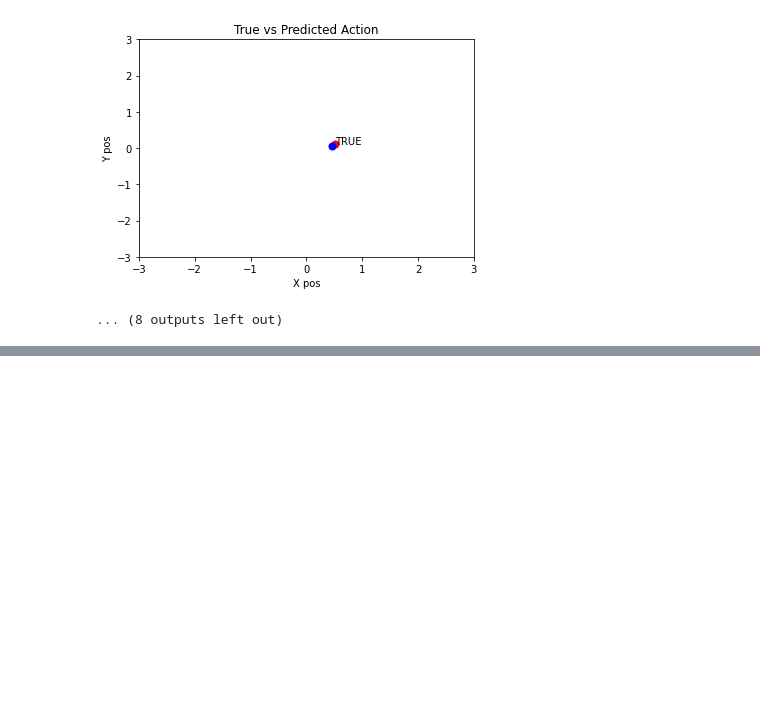
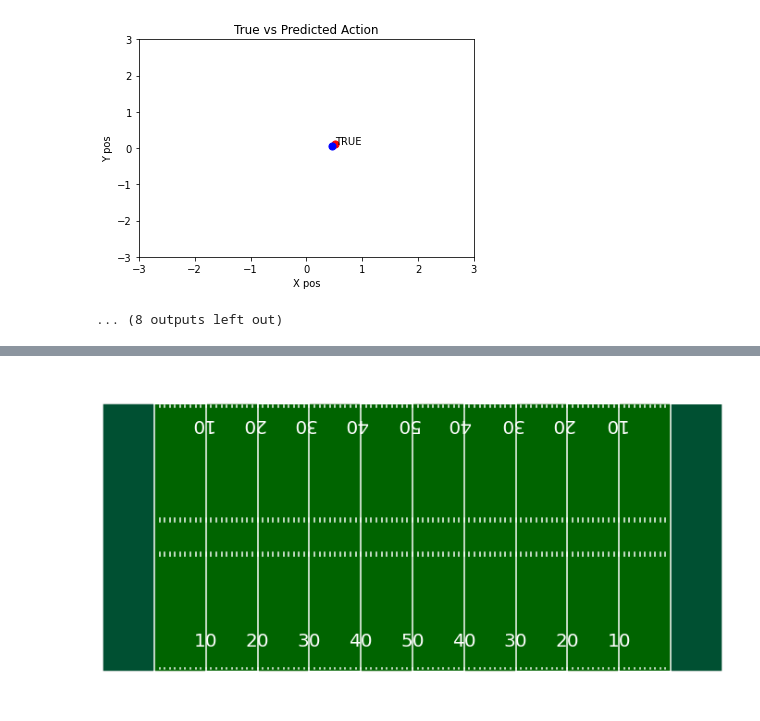
Before and after one commit to scottmaran/big_data_bowl, a Jupyter notebook: cnn_only.ipynb, the cells around one changed output, grey strips where cells are left out. Cells and saved outputs as stored; diff of their text form; code cells hidden in the pictures; blank space fills up the shorter version.

```diff
--- a/cnn_only.ipynb
+++ b/cnn_only.ipynb
@@ -378,0 +414,4 @@ true action: [ 0.52  0.11 -0.22  0.81  5.94 -0.65]
+# %%
+tracking2018 = pd.read_csv("csv/tracking2018.csv")
+tracking2019 = pd.read_csv("csv/tracking2019.csv")
+tracking2020 = pd.read_csv("csv/tracking2020.csv")
@@ -378,0 +427,89 @@ true action: [ 0.52  0.11 -0.22  0.81  5.94 -0.65]
+# %%
+def create_football_field(linenumbers=True,
+                          endzones=True,
+                          highlight_line=False,
+                          highlight_line_number=50,
+                          highlighted_name='Line of Scrimmage',
+                          fifty_is_los=False,
+                          figsize=(12, 6.33)):
+    """
+    Function that plots the football field for viewing plays.
+    Allows for showing or hiding endzones.
+    """
+    rect = patches.Rectangle((0, 0), 120, 53.3, linewidth=0.1,
+                             edgecolor='r', facecolor='darkgreen', zorder=0)
+
+    fig, ax = plt.subplots(1, figsize=figsize)
+    ax.add_patch(rect)
+
+    plt.plot([10, 10, 10, 20, 20, 30, 30, 40, 40, 50, 50, 60, 60, 70, 70, 80,
+              80, 90, 90, 100, 100, 110, 110, 120, 0, 0, 120, 120],
+             [0, 0, 53.3, 53.3, 0, 0, 53.3, 53.3, 0, 0, 53.3, 53.3, 0, 0, 53.3,
+              53.3, 0, 0, 53.3, 53.3, 0, 0, 53.3, 53.3, 53.3, 0, 0, 53.3],
+             color='white')
+    if fifty_is_los:
+        plt.plot([60, 60], [0, 53.3], color='gold')
+        plt.text(62, 50, '<- Player Yardline at Snap', color='gold')
+    # Endzones
+    if endzones:
+        ez1 = patches.Rectangle((0, 0), 10, 53.3,
+                                linewidth=0.1,
+                                edgecolor='r',
+                                facecolor='blue',
+                                alpha=0.2,
+                                zorder=0)
+        ez2 = patches.Rectangle((110, 0), 120, 53.3,
+                                linewidth=0.1,
+                                edgecolor='r',
+                                facecolor='blue',
+                                alpha=0.2,
+                                zorder=0)
+        ax.add_patch(ez1)
+        ax.add_patch(ez2)
+    plt.xlim(0, 120)
+    plt.ylim(-5, 58.3)
+    plt.axis('off')
+    if linenumbers:
+        for x in range(20, 110, 10):
+            numb = x
+            if x > 50:
+                numb = 120 - x
+            plt.text(x, 5, str(numb - 10),
+                     horizontalalignment='center',
+                     fontsize=20,  # fontname='Arial',
+                     color='white')
+            plt.text(x - 0.95, 53.3 - 5, str(numb - 10),
+                     horizontalalignment='center',
+                     fontsize=20,  # fontname='Arial',
+                     color='white', rotation=180)
+    if endzones:
+        hash_range = range(11, 110)
+    else:
+        hash_range = range(1, 120)
+
+    for x in hash_range:
+        ax.plot([x, x], [0.4, 0.7], color='white')
+        ax.plot([x, x], [53.0, 52.5], color='white')
+        ax.plot([x, x], [22.91, 23.57], color='white')
+        ax.plot([x, x], [29.73, 30.39], color='white')
+
+    if highlight_line:
+        hl = highlight_line_number + 10
+        plt.plot([hl, hl], [0, 53.3], color='yellow')
+        plt.text(hl + 2, 50, '<- {}'.format(highlighted_name),
+                 color='yellow')
+    return fig, ax
+
+first_entry = tracking2018.query('time == @time and gameId == @gameId')
+fig, ax = create_football_field()
+first_entry.query("team == 'away'") \
+    .plot(x='x', y='y', kind='scatter', ax=ax, color='red', s=30, legend='Away')
+first_entry.query("team == 'home'") \
+    .plot(x='x', y='y', kind='scatter', ax=ax, color='blue', s=30, legend='Home')
+first_entry.query("displayName == 'football'") \
+    .plot(x='x', y='y', kind='scatter', ax=ax, color='orange', s=50, legend='Football')
+plt.title('Plot Teams')
+plt.legend()
+plt.show()
+# %% [output]
+[figure, added]
```
Also changed, not shown: parts of 8 cells of this notebook, 3 other files.
